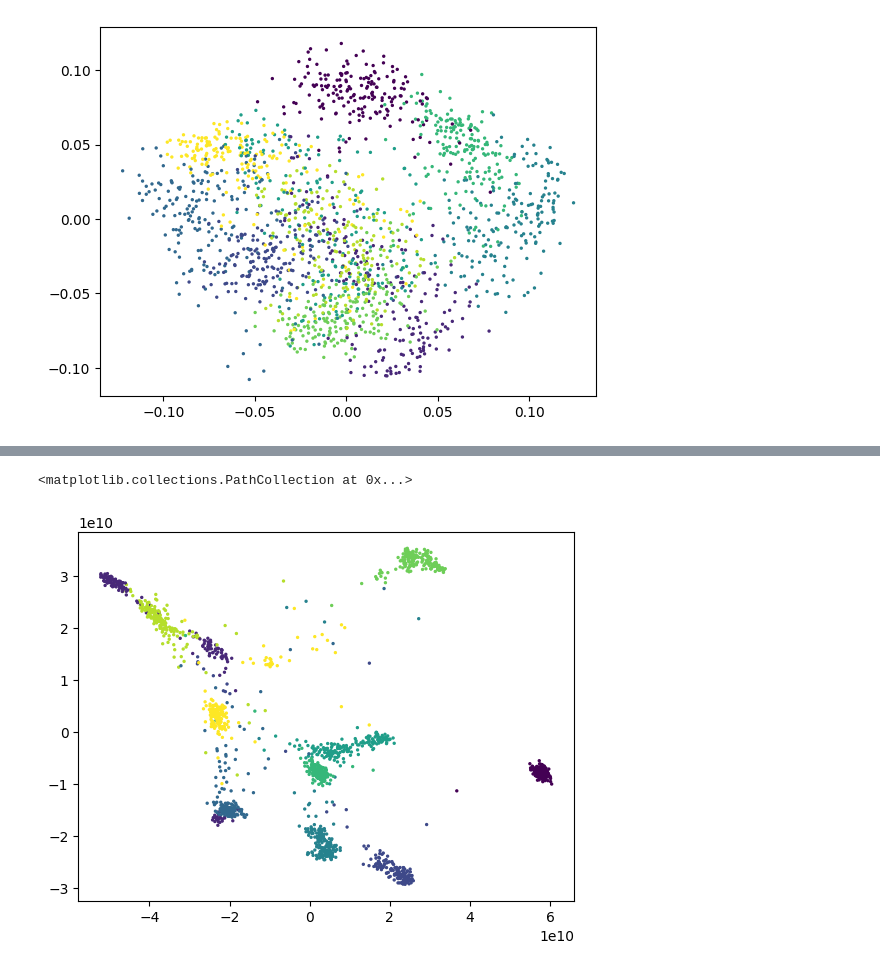
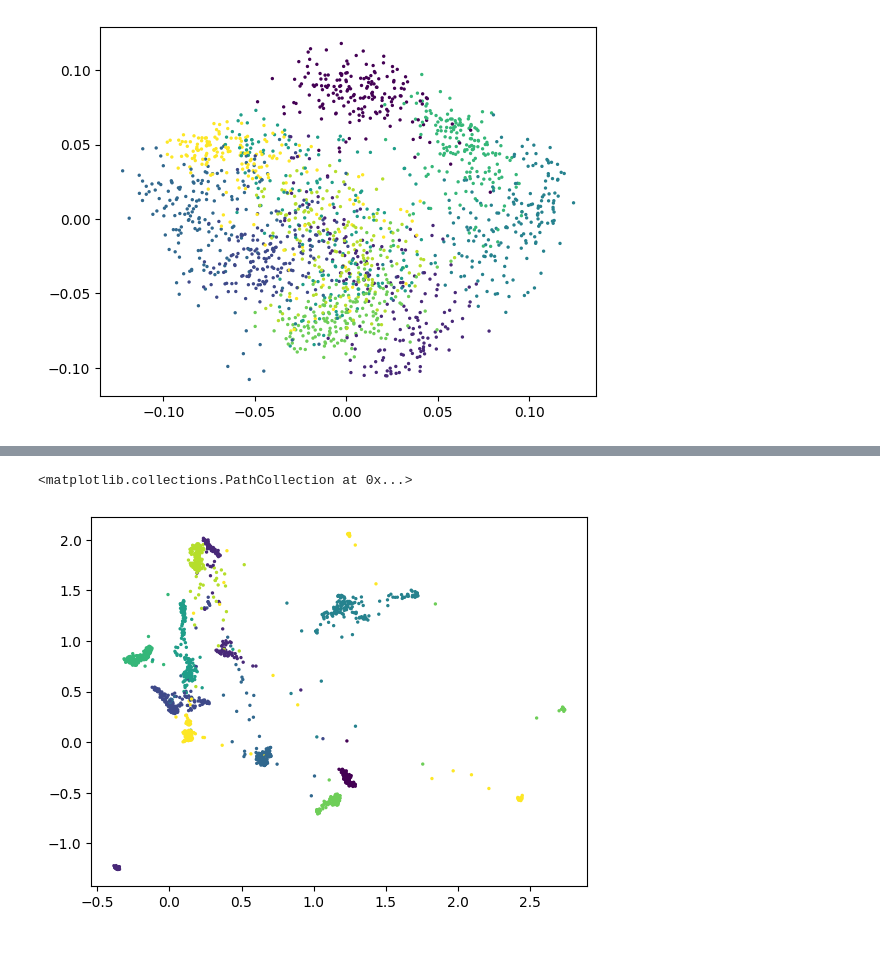
Before and after one commit to IVHD/IVHD, a Jupyter notebook: examples/examples.ipynb, the cells around one changed output, grey strips where cells are left out. Drawn from its saved outputs; the diff is of its cells as text; code cells hidden in the pictures.

```diff
--- a/examples/examples.ipynb
+++ b/examples/examples.ipynb
@@ -27,7 +37,7 @@ plt.scatter(X_tsne[:, 0], X_tsne[:, 1], c=y, s=2)
 # %%
-ivhd = IVHD(simulation_steps=200, nn=10, rn=10)
+ivhd = IVHD(simulation_steps=1000, nn=5, rn=2, lambda_=0.95, c=0.05)
 X_ivhd = ivhd.fit_transform(X)
 plt.scatter(X_ivhd[:, 0], X_ivhd[:, 1], c=y, s=2)
 # %% [output]
 <matplotlib.collections.PathCollection at 0x...>
-[figure, old version]
+[figure, new version]
```
Also changed, not shown: parts of 2 cells of this notebook, 1 other file.
